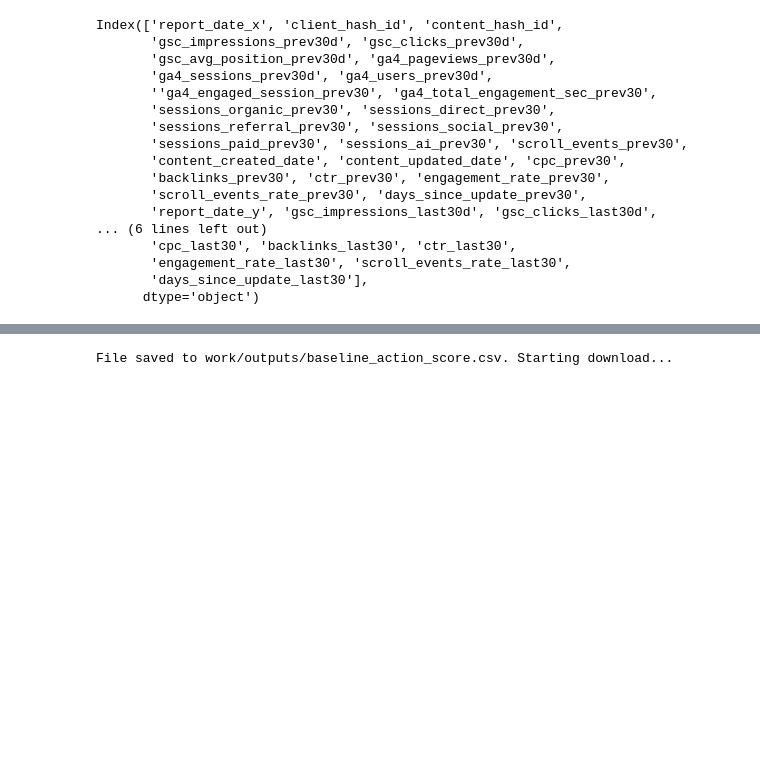
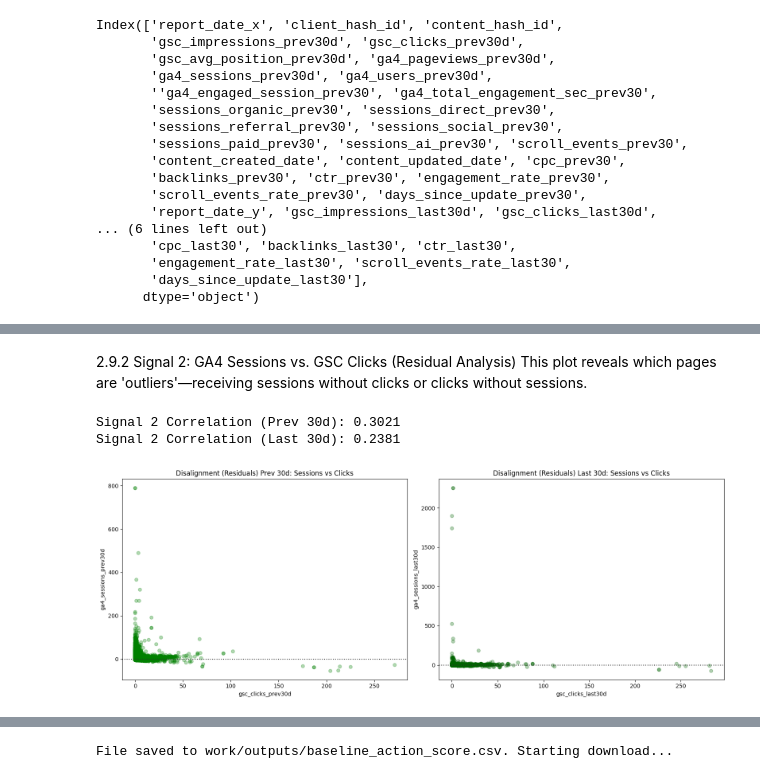
Before and after one commit to MuhammadFaizan0023/FlyRank_ML_internship_repo, a Jupyter notebook: work/notebooks/w04_baseline_score.ipynb, the cells around one changed output, grey strips where cells are left out. Drawn from its saved outputs; the diff is of its cells as text; code cells hidden in the pictures; blank space fills up the shorter version.

```diff
--- a/work/notebooks/w04_baseline_score.ipynb
+++ b/work/notebooks/w04_baseline_score.ipynb
@@ -862,0 +776,26 @@ clients_last_3m["decline_score"] = (
+# %% [markdown]
+2.9.2 Signal 2: GA4 Sessions vs. GSC Clicks (Residual Analysis)
+This plot reveals which pages are 'outliers'—receiving sessions without clicks or clicks without sessions.
+# %%
+# Filter out NaN/Inf for correlation calculation
+s2_data = final_features_set.dropna(subset=['ga4_sessions_prev30d', 'gsc_clicks_prev30d', 'ga4_sessions_last30d', 'gsc_clicks_last30d'])
+s2_sample = s2_data.sample(min(50000, len(s2_data)))
+
+# Scores
+print(f"Signal 2 Correlation (Prev 30d): {s2_data['ga4_sessions_prev30d'].corr(s2_data['gsc_clicks_prev30d']):.4f}")
+print(f"Signal 2 Correlation (Last 30d): {s2_data['ga4_sessions_last30d'].corr(s2_data['gsc_clicks_last30d']):.4f}")
+
+# Residual Plot to show disalignment
+fig, (ax1, ax2) = plt.subplots(1, 2, figsize=(16, 6))
+sns.residplot(x='gsc_clicks_prev30d', y='ga4_sessions_prev30d', data=s2_sample, ax=ax1, color='green', scatter_kws={'alpha':0.3})
+ax1.set_title('Disalignment (Residuals) Prev 30d: Sessions vs Clicks')
+
+sns.residplot(x='gsc_clicks_last30d', y='ga4_sessions_last30d', data=s2_sample, ax=ax2, color='darkgreen', scatter_kws={'alpha':0.3})
+ax2.set_title('Disalignment (Residuals) Last 30d: Sessions vs Clicks')
+
+plt.tight_layout()
+plt.show()
+# %% [output]
+Signal 2 Correlation (Prev 30d): 0.3021
+Signal 2 Correlation (Last 30d): 0.2381
+[figure, added]
```
Also changed, not shown: parts of 30 cells of this notebook.
